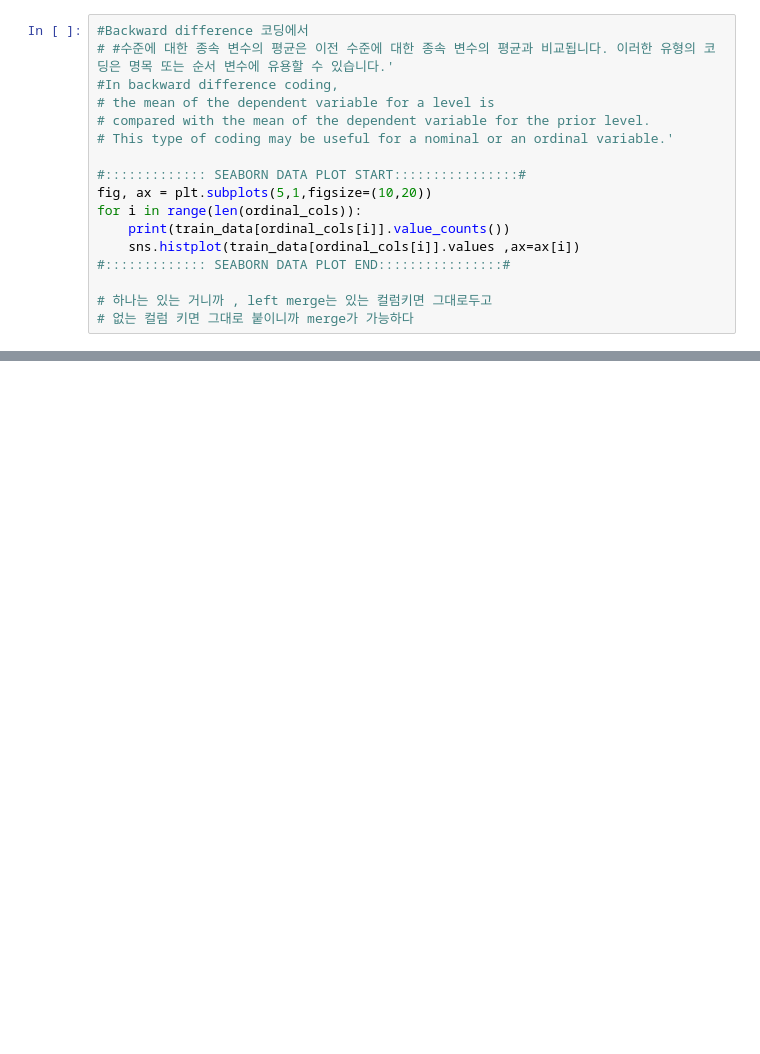
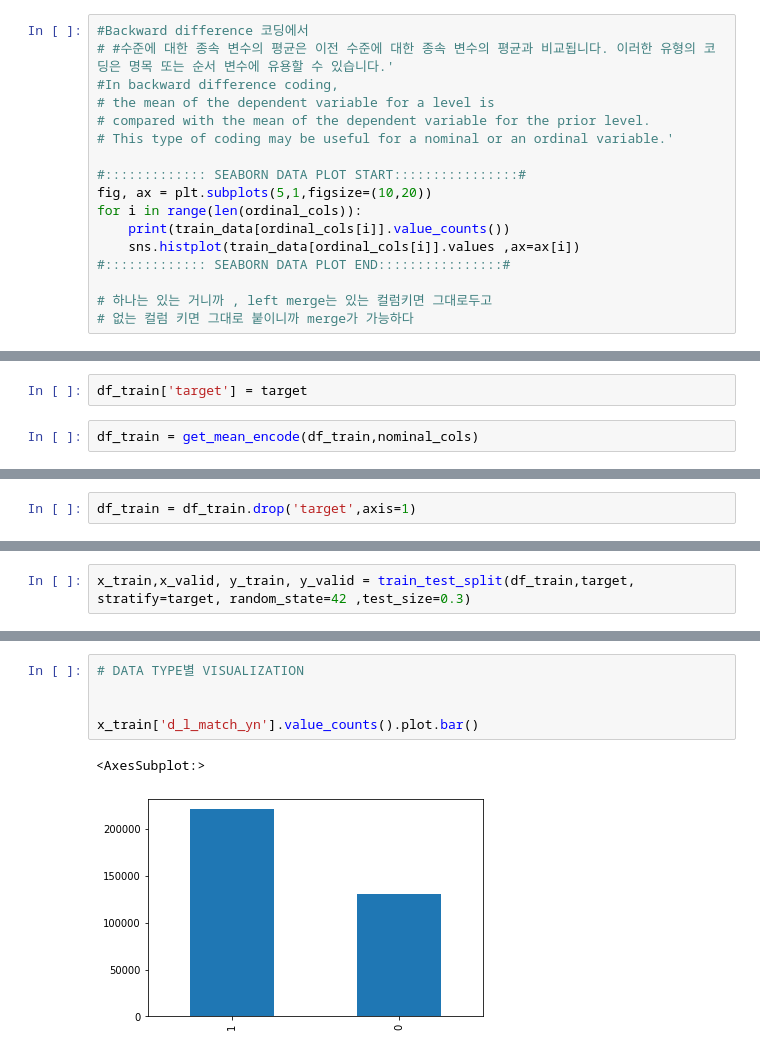
Before and after one commit to citizenofathens/JobCare, a Jupyter notebook: EDA2.ipynb, the cells around one changed output, grey strips where cells are left out. Saved outputs shown, nothing was run; the diff lists cells and outputs as text; blank space fills up the shorter version.

```diff
--- a/EDA2.ipynb
+++ b/EDA2.ipynb
@@ -325,0 +487,4 @@ history
+# %%
+df_train['target'] = target
+# %%
+df_train = get_mean_encode(df_train,nominal_cols)
@@ -325,0 +495,2 @@ history
+# %%
+df_train = df_train.drop('target',axis=1)
@@ -325,0 +499,2 @@ history
+# %%
+x_train,x_valid, y_train, y_valid = train_test_split(df_train,target, stratify=target, random_state=42 ,test_size=0.3)
@@ -325,0 +691,8 @@ history
+# %%
+# DATA TYPE별 VISUALIZATION
+
+
+x_train['d_l_match_yn'].value_counts().plot.bar()
+# %% [output]
+<AxesSubplot:>
+[figure, added]
```
Also changed, not shown: parts of 118 cells of this notebook.
